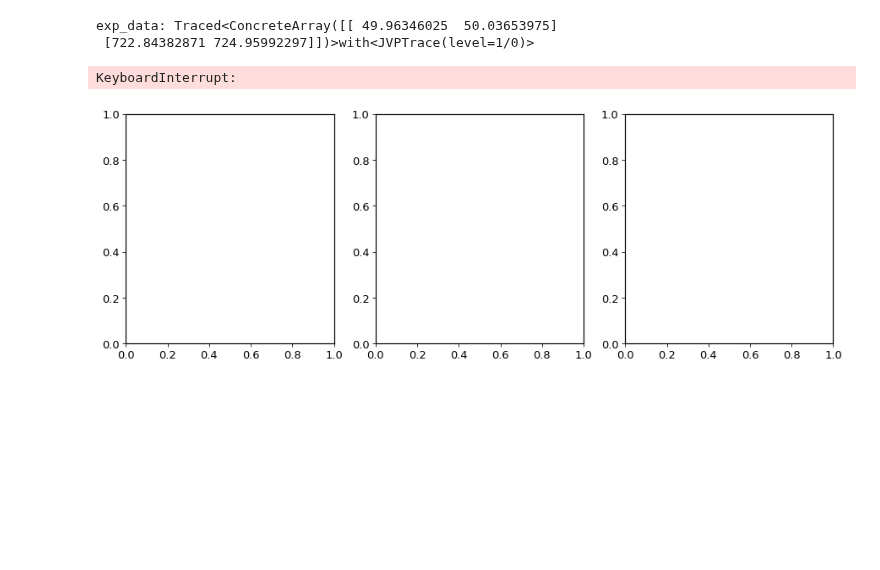
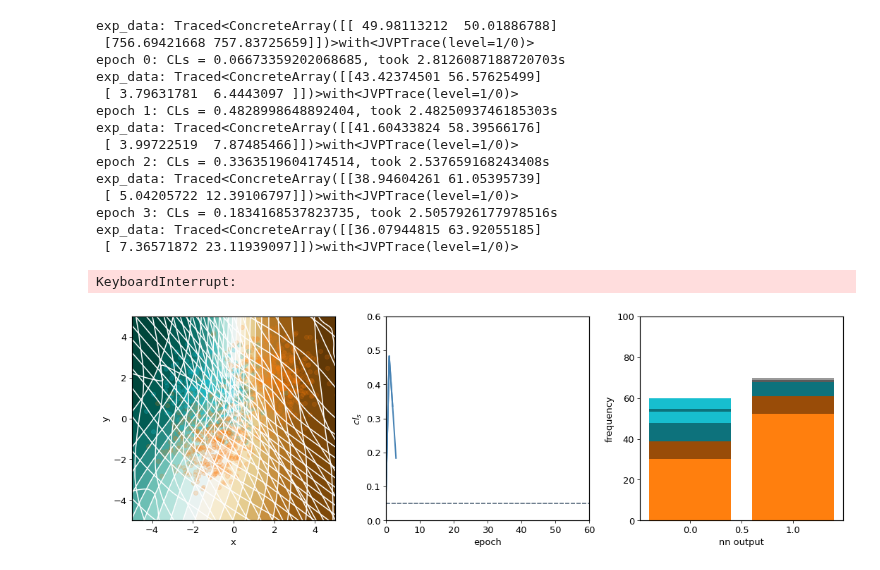
Before and after one commit to gradhep/neos, a Jupyter notebook: demos/demo_training.ipynb, the cells around one changed output. Saved outputs shown, nothing was run; the diff lists cells and outputs as text; code cells hidden in the pictures; blank space fills up the shorter version.

Commit message:
rewrite dummy pyhf in a functional programming way

```diff
--- a/demos/demo_training.ipynb
+++ b/demos/demo_training.ipynb
@@ -51,7 +52,7 @@ def makeNN():
     def nn_model_maker(network):
         s, b, db = hm(network)
         m = models.hepdata_like(s, b, db)
-        nompars = m.config.suggested_init()
+        nompars = m.config.suggested_init
         bonlypars = jax.numpy.asarray([x for x in nompars])
         bonlypars = jax.ops.index_update(bonlypars, m.config.poi_index, 0.0)
         return m, bonlypars
@@ -87,17 +75,34 @@ exp_data: Traced<ConcreteArray([[ 49.39925836  50.60074164]
 # %%
+#jit_loss = jax.jit(loss)
+
+opt_init, opt_update, opt_params = optimizers.adam(1e-3)
+
+#@jax.jit
+def update_and_value(i, opt_state, mu):
+    net = opt_params(opt_state)
+    value, grad = jax.value_and_grad(loss)(net, mu)
+    return opt_update(i, grad, state), value, net
+
 def train_network(N):
     cls_vals = []
-    opt_init, opt_update, opt_params = optimizers.adam(1e-3)
     _, network = init_random_params(jax.random.PRNGKey(1), (-1, 2))
     state = opt_init(network)
     losses = []
+
+    # parameter update function
+    #@jax.jit
+    def update_and_value(i, opt_state, mu):
+        net = opt_params(opt_state)
+        value, grad = jax.value_and_grad(loss)(net, mu)
+        return opt_update(i, grad, state), value, net
+
     for i in range(N):
-        network = opt_params(state)
-        value, grad = jax.value_and_grad(loss)(network, 1.0)
+        start_time = time.time()
+        state, value, network = update_and_value(i,state,1.0)
+        epoch_time = time.time() - start_time
         losses.append(value)
-        state = opt_update(i, grad, state)
         metrics = {"loss": losses}
-        yield network, metrics
+        yield network, metrics, epoch_time
 # %%
 def plot(axarr, network, metrics, hm, maxN):
     ax = axarr[0]
@@ -149,35 +154,50 @@ from celluloid import Camera
 from IPython.display import HTML
 
 plt.rcParams.update(
     {
         "axes.labelsize": 13,
         "axes.linewidth": 1.2,
         "xtick.labelsize": 13,
         "ytick.labelsize": 13,
         "figure.figsize": [7.2, 3.0],
         "font.size": 13,
         "xtick.major.size": 4,
         "ytick.major.size": 4,
         "legend.fontsize": 11,
     }
 )
 
 
 fig, axarr = plt.subplots(1, 3)
 fig.set_size_inches(15, 5)
 camera = Camera(fig)
 maxN = 60
-for i, (network, metrics) in enumerate(train_network(maxN)):
-    print(f"epoch {i}:", f'CLs = {metrics["loss"][-1]}')
+
+
+
+for i, (network, metrics, epoch_time) in enumerate(train_network(maxN)):
+    print(f"epoch {i}:", f'CLs = {metrics["loss"][-1]}, took {epoch_time}s')
     plot(axarr, network, metrics, nnm.hm, maxN=maxN)
     plt.tight_layout()
     camera.snap()
     if i % 10 == 0:
         camera.animate().save("animation.gif", writer="imagemagick", fps=8)
         HTML(camera.animate().to_html5_video())
 camera.animate().save("animation.gif", writer="imagemagick", fps=8)
 # %% [output]
-exp_data: Traced<ConcreteArray([[ 49.96346025  50.03653975]
- [722.84382871 724.95992297]])>with<JVPTrace(level=1/0)>
+exp_data: Traced<ConcreteArray([[ 49.98113212  50.01886788]
+ [756.69421668 757.83725659]])>with<JVPTrace(level=1/0)>
+epoch 0: CLs = 0.06673359202068685, took 2.8126087188720703s
+exp_data: Traced<ConcreteArray([[43.42374501 56.57625499]
+ [ 3.79631781  6.4443097 ]])>with<JVPTrace(level=1/0)>
+epoch 1: CLs = 0.4828998648892404, took 2.4825093746185303s
+exp_data: Traced<ConcreteArray([[41.60433824 58.39566176]
+ [ 3.99722519  7.87485466]])>with<JVPTrace(level=1/0)>
+epoch 2: CLs = 0.3363519604174514, took 2.537659168243408s
+exp_data: Traced<ConcreteArray([[38.94604261 61.05395739]
+ [ 5.04205722 12.39106797]])>with<JVPTrace(level=1/0)>
+epoch 3: CLs = 0.1834168537823735, took 2.5057926177978516s
+exp_data: Traced<ConcreteArray([[36.07944815 63.92055185]
+ [ 7.36571872 23.11939097]])>with<JVPTrace(level=1/0)>
 KeyboardInterrupt:
-[figure, old version]
+[figure, new version]
```
Also changed, not shown: parts of 2 cells of this notebook, 8 other files.
